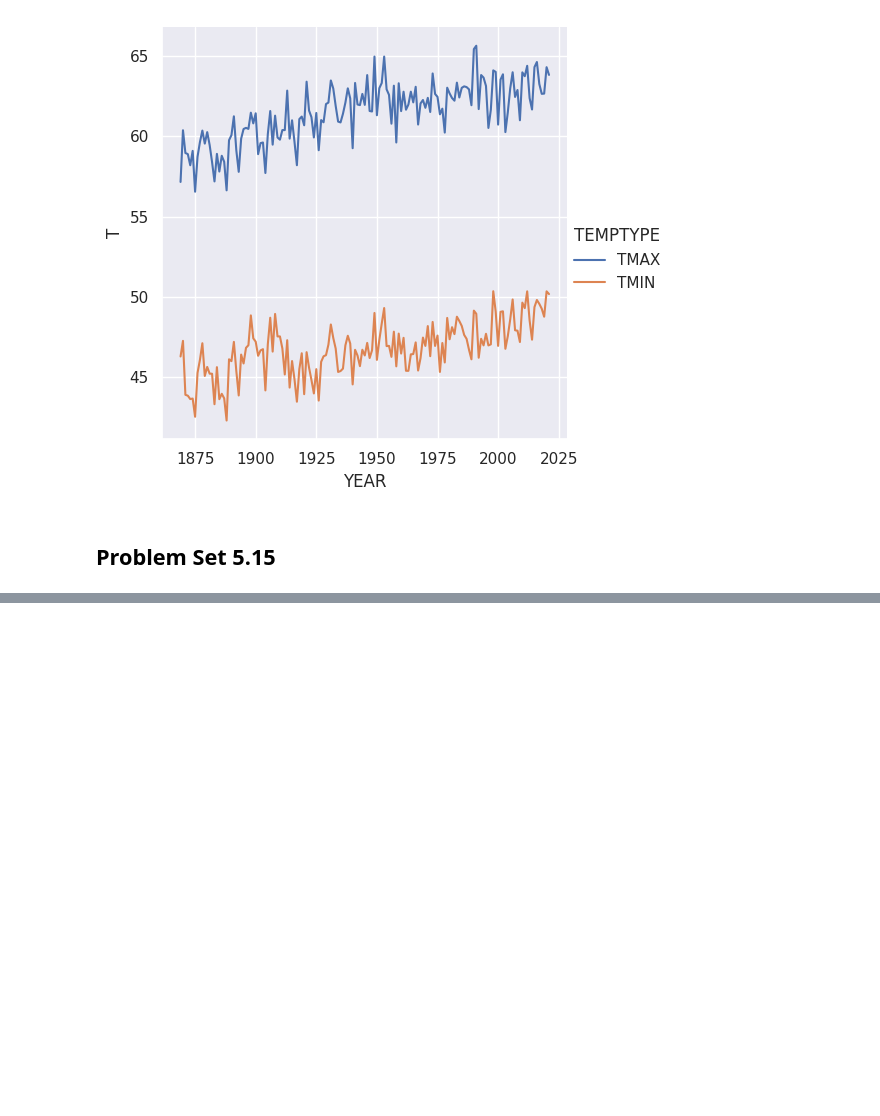
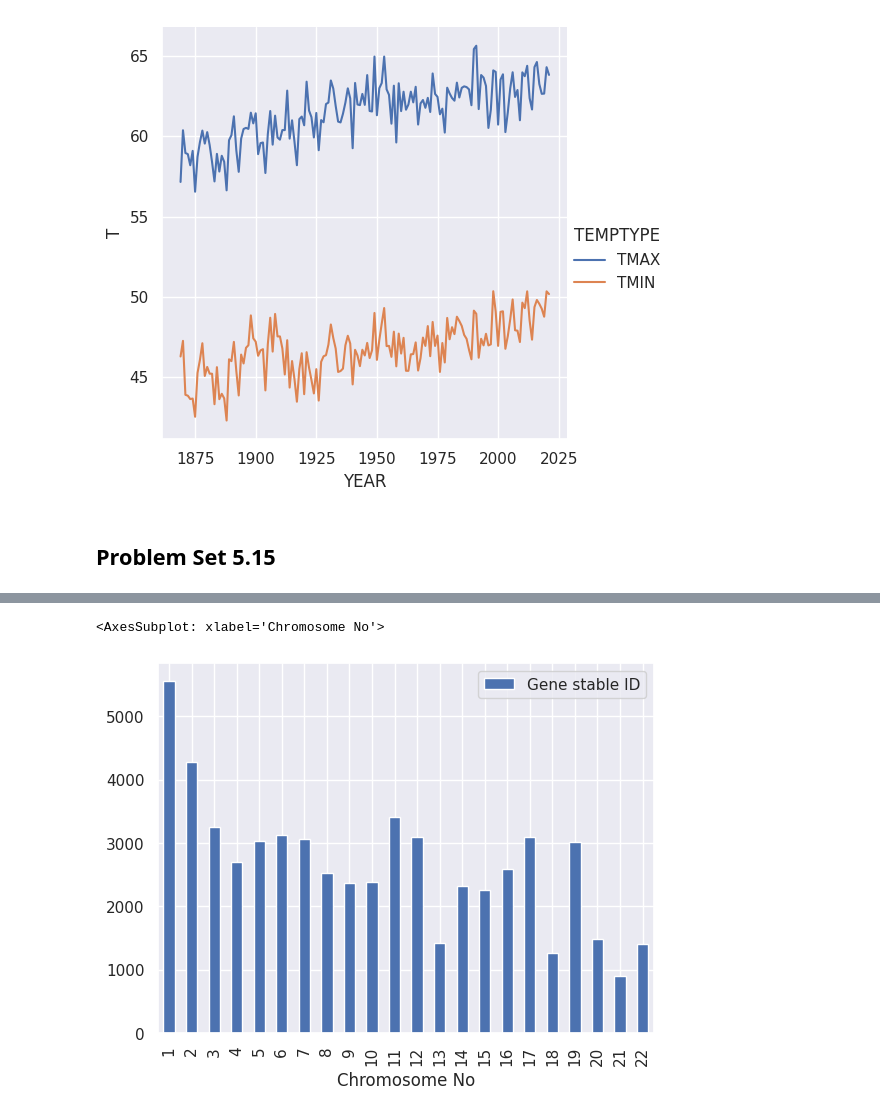
Before and after one commit to SPS-SP2273/learning-portfolio-shawn1368, a Jupyter notebook: Yuan Zhe's Problems/problem_set_5.ipynb, the cells around one changed output, grey strips where cells are left out. Cells and saved outputs as stored; diff of their text form; code cells hidden in the pictures; blank space fills up the shorter version.

```diff
--- a/Yuan Zhe's Problems/problem_set_5.ipynb
+++ b/Yuan Zhe's Problems/problem_set_5.ipynb
@@ -284,3 +284,8 @@ sns.relplot(kind="line", data=df_env_sns, x="YEAR", y="T", hue="TEMPTYPE")
 [figure]
 # %% [markdown]
 ## Problem Set 5.15
+# %%
+import os
+homedir = os.path.expanduser('~')
+genepath = os.path.join(homedir, "Documents", "human_genes.csv")
+df_genes = pd.read_csv(genepath)
@@ -286,0 +315,3 @@ sns.relplot(kind="line", data=df_env_sns, x="YEAR", y="T", hue="TEMPTYPE")
+# %%
+df_genes_filtered = df_genes[["Gene stable ID", "Chromosome/scaffold name"]]
+df_genes_filtered["Chromosome/scaffold name"].unique()
@@ -286,0 +336,5 @@ sns.relplot(kind="line", data=df_env_sns, x="YEAR", y="T", hue="TEMPTYPE")
+# %%
+# Filter out all non-numeric values
+df_genes_chromosome = df_genes_filtered[pd.to_numeric(df_genes_filtered["Chromosome/scaffold name"], errors="coerce").notnull()]
+df_genes_chromosome = df_genes_chromosome.rename(columns={"Chromosome/scaffold name": "Chromosome No"})
+df_genes_chromosome.info()
@@ -286,0 +351,9 @@ sns.relplot(kind="line", data=df_env_sns, x="YEAR", y="T", hue="TEMPTYPE")
+# %%
+df_genes_chr_cleaned = df_genes_chromosome.copy()
+df_genes_chr_cleaned["Chromosome No"] = pd.to_numeric(df_genes_chromosome["Chromosome No"])
+# %%
+df_genes_chr_grouped = df_genes_chr_cleaned.groupby(by="Chromosome No").nunique()
+df_genes_chr_grouped.plot(kind="bar")
+# %% [output]
+<AxesSubplot: xlabel='Chromosome No'>
+[figure, added]
```
Also changed, not shown: parts of 6 cells of this notebook, 2 other files.
